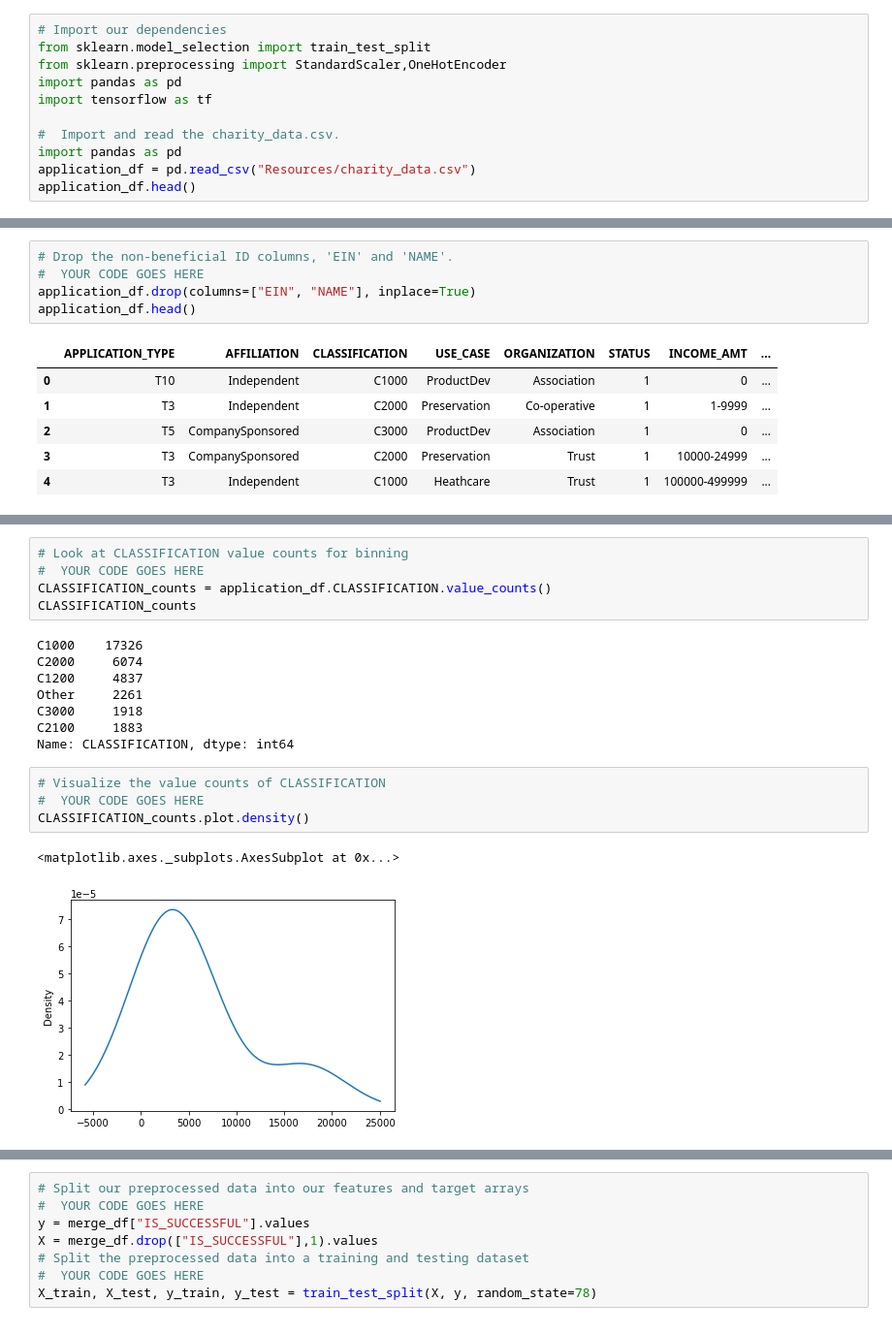
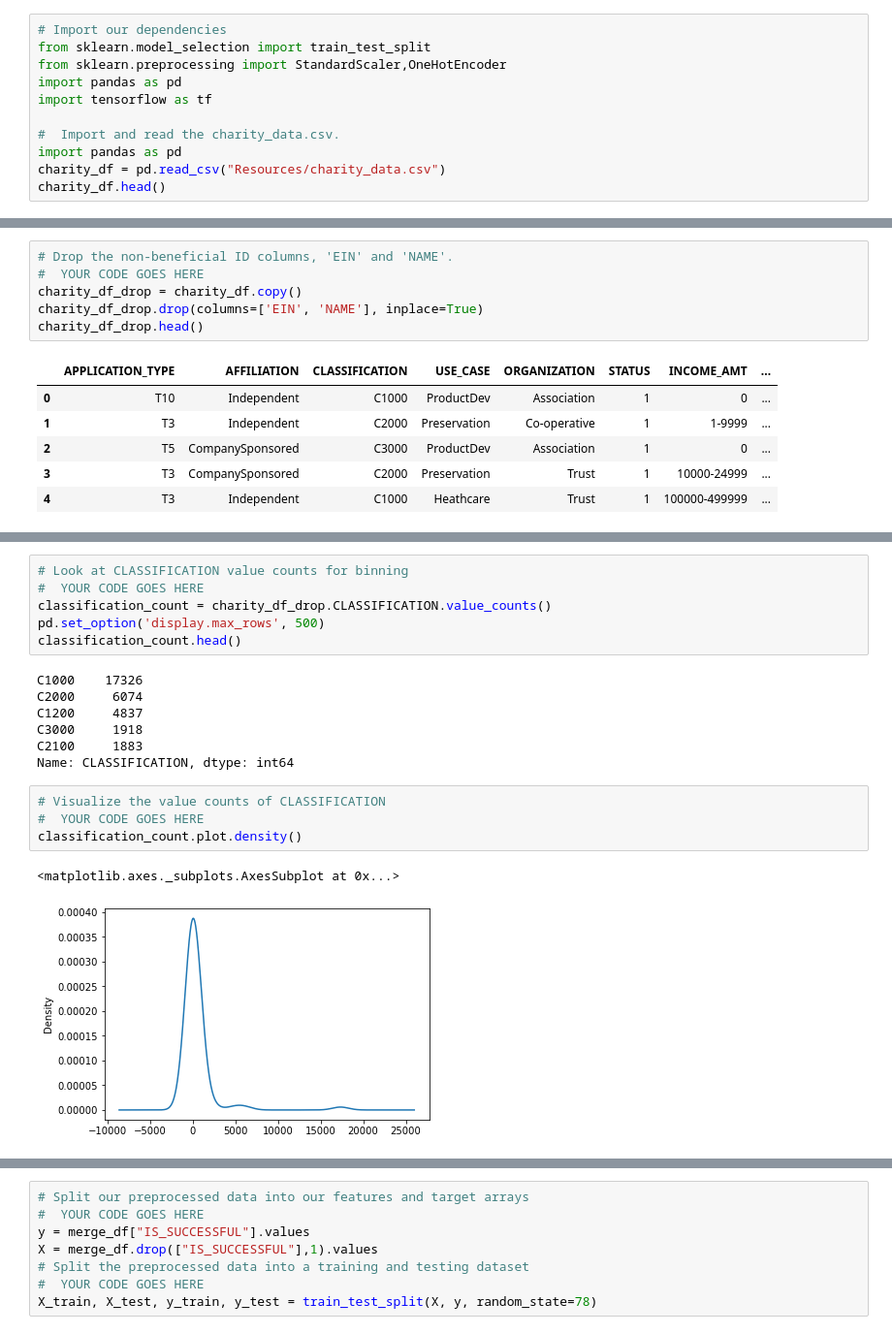
Before and after one commit to yajingran/Neural-Network, a Jupyter notebook: AlphabetSoupCharity.ipynb, the cells around one changed output, grey strips where cells are left out. Shown: that part at 97% size. Saved outputs shown, nothing was run; the diff lists cells and outputs as text.

```diff
--- a/AlphabetSoupCharity.ipynb
+++ b/AlphabetSoupCharity.ipynb
@@ -9,8 +9,8 @@ import tensorflow as tf
 
 #  Import and read the charity_data.csv.
 import pandas as pd
-application_df = pd.read_csv("Resources/charity_data.csv")
-application_df.head()
+charity_df = pd.read_csv("Resources/charity_data.csv")
+charity_df.head()
 # %% [output]
 |  | EIN | NAME | APPLICATION_TYPE | AFFILIATION | CLASSIFICATION | USE_CASE | ORGANIZATION | STATUS | ... |
 | 0 | 10520599 | BLUE KNIGHTS MOTORCYCLE CLUB | T10 | Independent | C1000 | ProductDev | Association | 1 | ... |
@@ -21,8 +21,9 @@ application_df.head()
 # %%
 # Drop the non-beneficial ID columns, 'EIN' and 'NAME'.
 #  YOUR CODE GOES HERE
-application_df.drop(columns=["EIN", "NAME"], inplace=True)
-application_df.head()
+charity_df_drop = charity_df.copy()
+charity_df_drop.drop(columns=['EIN', 'NAME'], inplace=True)
+charity_df_drop.head()
 # %% [output]
 |  | APPLICATION_TYPE | AFFILIATION | CLASSIFICATION | USE_CASE | ORGANIZATION | STATUS | INCOME_AMT | ... |
 | 0 | T10 | Independent | C1000 | ProductDev | Association | 1 | 0 | ... |
@@ -107,23 +125,23 @@ Name: APPLICATION_TYPE, dtype: int64
 # %%
 # Look at CLASSIFICATION value counts for binning
 #  YOUR CODE GOES HERE
-CLASSIFICATION_counts = application_df.CLASSIFICATION.value_counts()
-CLASSIFICATION_counts
+classification_count = charity_df_drop.CLASSIFICATION.value_counts()
+pd.set_option('display.max_rows', 500)
+classification_count.head()
 # %% [output]
 C1000    17326
 C2000     6074
 C1200     4837
-Other     2261
 C3000     1918
 C2100     1883
 Name: CLASSIFICATION, dtype: int64
 # %%
 # Visualize the value counts of CLASSIFICATION
 #  YOUR CODE GOES HERE
-CLASSIFICATION_counts.plot.density()
+classification_count.plot.density()
 # %% [output]
 <matplotlib.axes._subplots.AxesSubplot at 0x...>
-[figure, old version]
+[figure, new version]
 # %%
 # Determine which values to replace if counts are less than ..?
 #  YOUR CODE GOES HERE
```
Also changed, not shown: parts of 24 cells of this notebook, 1 other file.
